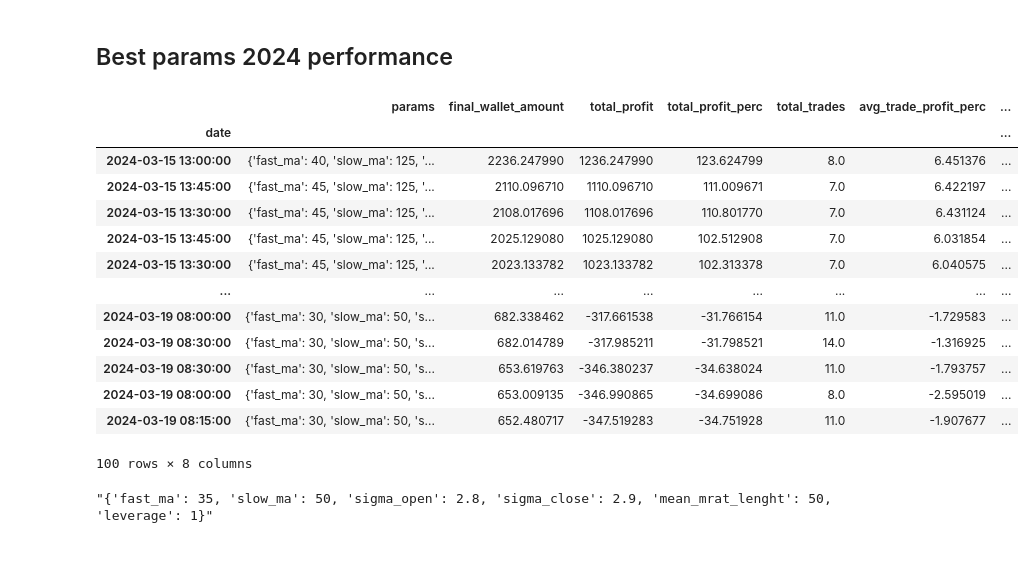
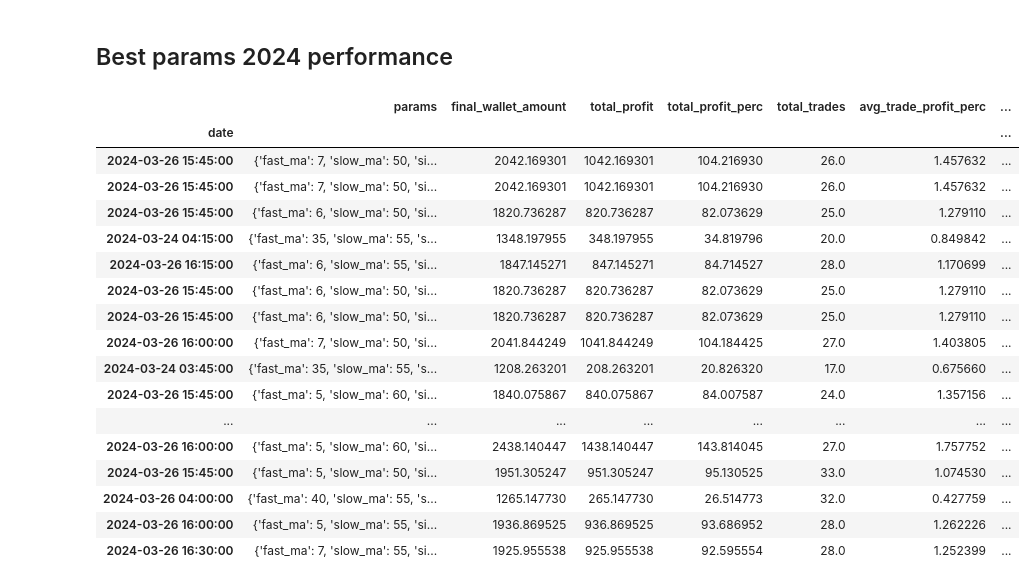
Before and after one commit to thomasclem/autotrade, a Jupyter notebook: strategies/mrat/opti_long_mrat.ipynb, the cells around one changed output. Drawn from its saved outputs; the diff is of its cells as text; code cells hidden in the pictures; blank space fills up the shorter version.

```diff
--- a/strategies/mrat/opti_long_mrat.ipynb
+++ b/strategies/mrat/opti_long_mrat.ipynb
@@ -347,12 +372,12 @@ df_result_tmp
 # %% [markdown]
 ## Best params 2024 performance
 # %%
-top_params = df_result.sort_values("final_wallet_amount", ascending=False).iloc[:100]["params"]
+top_params = df_result.sort_values("final_wallet_amount", ascending=False).iloc[:50]["params"]
 # %%
 train_start_date = "2023-01-01 00:00:00"
 train_end_date = "2023-12-31 00:00:00"
 test_start_date = "2024-01-01 00:00:00"
-test_end_date = "2024-03-22 00:00:00"
+test_end_date = "2024-03-27 00:00:00"
 
 result = []
 for param in top_params:
@@ -366,24 +391,26 @@ for param in top_params:
     result.append(df_result_tmp)
 # %%
 result_dfs = pd.concat(result)
+# %%
+result_dfs
+# %% [output]
+|  | params | final_wallet_amount | total_profit | total_profit_perc | total_trades | avg_trade_profit_perc | ... |
+| date |  |  |  |  |  |  | ... |
+| 2024-03-26 15:45:00 | {'fast_ma': 7, 'slow_ma': 50, 'si... | 2042.169301 | 1042.169301 | 104.216930 | 26.0 | 1.457632 | ... |
+| 2024-03-26 15:45:00 | {'fast_ma': 7, 'slow_ma': 50, 'si... | 2042.169301 | 1042.169301 | 104.216930 | 26.0 | 1.457632 | ... |
+| 2024-03-26 15:45:00 | {'fast_ma': 6, 'slow_ma': 50, 'si... | 1820.736287 | 820.736287 | 82.073629 | 25.0 | 1.279110 | ... |
+| 2024-03-24 04:15:00 | {'fast_ma': 35, 'slow_ma': 55, 's... | 1348.197955 | 348.197955 | 34.819796 | 20.0 | 0.849842 | ... |
+| 2024-03-26 16:15:00 | {'fast_ma': 6, 'slow_ma': 55, 'si... | 1847.145271 | 847.145271 | 84.714527 | 28.0 | 1.170699 | ... |
+| 2024-03-26 15:45:00 | {'fast_ma': 6, 'slow_ma': 50, 'si... | 1820.736287 | 820.736287 | 82.073629 | 25.0 | 1.279110 | ... |
+| 2024-03-26 15:45:00 | {'fast_ma': 6, 'slow_ma': 50, 'si... | 1820.736287 | 820.736287 | 82.073629 | 25.0 | 1.279110 | ... |
+| 2024-03-26 16:00:00 | {'fast_ma': 7, 'slow_ma': 50, 'si... | 2041.844249 | 1041.844249 | 104.184425 | 27.0 | 1.403805 | ... |
+| 2024-03-24 03:45:00 | {'fast_ma': 35, 'slow_ma': 55, 's... | 1208.263201 | 208.263201 | 20.826320 | 17.0 | 0.675660 | ... |
+| 2024-03-26 15:45:00 | {'fast_ma': 5, 'slow_ma': 60, 'si... | 1840.075867 | 840.075867 | 84.007587 | 24.0 | 1.357156 | ... |
+| ... | ... | ... | ... | ... | ... | ... | ... |
+| 2024-03-26 16:00:00 | {'fast_ma': 5, 'slow_ma': 60, 'si... | 2438.140447 | 1438.140447 | 143.814045 | 27.0 | 1.757752 | ... |
+| 2024-03-26 15:45:00 | {'fast_ma': 5, 'slow_ma': 50, 'si... | 1951.305247 | 951.305247 | 95.130525 | 33.0 | 1.074530 | ... |
+| 2024-03-26 04:00:00 | {'fast_ma': 40, 'slow_ma': 55, 's... | 1265.147730 | 265.147730 | 26.514773 | 32.0 | 0.427759 | ... |
+| 2024-03-26 16:00:00 | {'fast_ma': 5, 'slow_ma': 55, 'si... | 1936.869525 | 936.869525 | 93.686952 | 28.0 | 1.262226 | ... |
+| 2024-03-26 16:30:00 | {'fast_ma': 7, 'slow_ma': 55, 'si... | 1925.955538 | 925.955538 | 92.595554 | 28.0 | 1.252399 | ... |
 # %%
-result_dfs.sort_values("final_wallet_amount", ascending=False)
+result_dfs["strat_position"] = result_dfs['final_wallet_amount'].rank(method='min', ascending=False)
-# %% [output]
-|  | params | final_wallet_amount | total_profit | total_profit_perc | total_trades | avg_trade_profit_perc | ... |
-| date |  |  |  |  |  |  | ... |
-| 2024-03-15 13:00:00 | {'fast_ma': 40, 'slow_ma': 125, '... | 2236.247990 | 1236.247990 | 123.624799 | 8.0 | 6.451376 | ... |
-| 2024-03-15 13:45:00 | {'fast_ma': 45, 'slow_ma': 125, '... | 2110.096710 | 1110.096710 | 111.009671 | 7.0 | 6.422197 | ... |
-| 2024-03-15 13:30:00 | {'fast_ma': 45, 'slow_ma': 125, '... | 2108.017696 | 1108.017696 | 110.801770 | 7.0 | 6.431124 | ... |
-| 2024-03-15 13:45:00 | {'fast_ma': 45, 'slow_ma': 125, '... | 2025.129080 | 1025.129080 | 102.512908 | 7.0 | 6.031854 | ... |
-| 2024-03-15 13:30:00 | {'fast_ma': 45, 'slow_ma': 125, '... | 2023.133782 | 1023.133782 | 102.313378 | 7.0 | 6.040575 | ... |
-| ... | ... | ... | ... | ... | ... | ... | ... |
-| 2024-03-19 08:00:00 | {'fast_ma': 30, 'slow_ma': 50, 's... | 682.338462 | -317.661538 | -31.766154 | 11.0 | -1.729583 | ... |
-| 2024-03-19 08:30:00 | {'fast_ma': 30, 'slow_ma': 50, 's... | 682.014789 | -317.985211 | -31.798521 | 14.0 | -1.316925 | ... |
-| 2024-03-19 08:30:00 | {'fast_ma': 30, 'slow_ma': 50, 's... | 653.619763 | -346.380237 | -34.638024 | 11.0 | -1.793757 | ... |
-| 2024-03-19 08:00:00 | {'fast_ma': 30, 'slow_ma': 50, 's... | 653.009135 | -346.990865 | -34.699086 | 8.0 | -2.595019 | ... |
-| 2024-03-19 08:15:00 | {'fast_ma': 30, 'slow_ma': 50, 's... | 652.480717 | -347.519283 | -34.751928 | 11.0 | -1.907677 | ... |
-100 rows × 8 columns
-# %%
-result_dfs.sort_index().iloc[0]["params"]
-# %% [output]
-"{'fast_ma': 35, 'slow_ma': 50, 'sigma_open': 2.8, 'sigma_close': 2.9, 'mean_mrat_lenght': 50, 'leverage': 1}"
```
Also changed, not shown: parts of 17 cells of this notebook, 32 other files.
